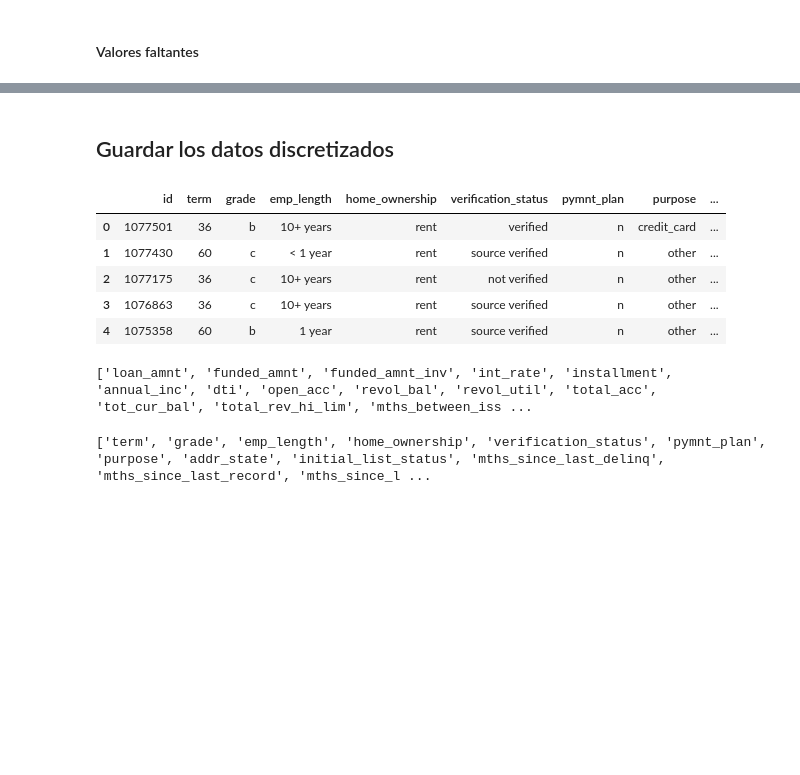
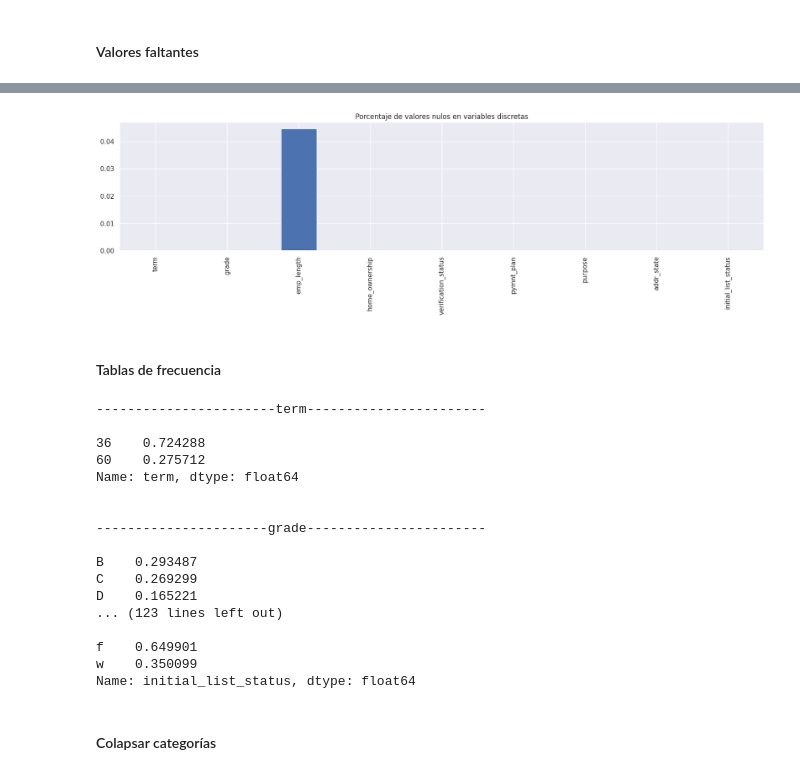
Before and after one commit to alesm99/credit_scoring, a Jupyter notebook: 3_Discretización.ipynb, the cells around one changed output, grey strips where cells are left out. Drawn from its saved outputs; the diff is of its cells as text; code cells hidden in the pictures; blank space fills up the shorter version.

```diff
--- a/3_Discretización.ipynb
+++ b/3_Discretización.ipynb
@@ -128,5 +125,6 @@ ks
 # %%
 # variables con ks menor a .1, no las afecta la imputacion
 varc=ks['variable'][ks['ks']<.1].tolist()
-# variables con ks mayor a .1, las vamos a discretizar
-vard.extend(ks['variable'][ks['ks']>.1].tolist())
+
+# variables con ks mayor a .1, las vamos a discretizar por separado
+vard2=ks['variable'][ks['ks']>.1].tolist()
@@ -222,12 +160,0 @@ Name: mths_since_last_major_derog, dtype: float64
-# %% [markdown]
-## Guardar los datos discretizados
-# %%
-muestra=pd.concat([df[um],df[vard],X_disc,df[target]],axis=1)
-muestra.head()
-# %% [output]
-|  | id | term | grade | emp_length | home_ownership | verification_status | pymnt_plan | purpose | ... |
-| 0 | 1077501 | 36 | b | 10+ years | rent | verified | n | credit_card | ... |
-| 1 | 1077430 | 60 | c | < 1 year | rent | source verified | n | other | ... |
-| 2 | 1077175 | 36 | c | 10+ years | rent | not verified | n | other | ... |
-| 3 | 1076863 | 36 | c | 10+ years | rent | source verified | n | other | ... |
-| 4 | 1075358 | 60 | b | 1 year | rent | source verified | n | other | ... |
@@ -236,8 +161,5 @@ muestra.to_csv('~/datos_discretizados.csv',index=False)
-# %%
-print(varc)
-# %% [output]
-['loan_amnt', 'funded_amnt', 'funded_amnt_inv', 'int_rate', 'installment', 'annual_inc', 'dti', 'open_acc', 'revol_bal', 'revol_util', 'total_acc', 'tot_cur_bal', 'total_rev_hi_lim', 'mths_between_iss ...
-# %%
-print(vard)
-# %% [output]
-['term', 'grade', 'emp_length', 'home_ownership', 'verification_status', 'pymnt_plan', 'purpose', 'addr_state', 'initial_list_status', 'mths_since_last_delinq', 'mths_since_last_record', 'mths_since_l ...
+# %%
+train[vard].isna().mean().plot(kind='bar',figsize=(20,4),title='Porcentaje de valores nulos en variables discretas')
+plt.show()
+# %% [output]
+[figure, added]
@@ -243,0 +168,27 @@ print(vard)
+# %% [markdown]
+#### Tablas de frecuencia
+# %%
+for var in vard:
+    print(var.center(50,'-'),'\n')
+    print(train[var].value_counts(normalize=True))
+    print('\n')
+# %% [output]
+-----------------------term-----------------------
+
+36    0.724288
+60    0.275712
+Name: term, dtype: float64
+
+
+----------------------grade-----------------------
+
+B    0.293487
+C    0.269299
+D    0.165221
+... (123 lines left out)
+
+f    0.649901
+w    0.350099
+Name: initial_list_status, dtype: float64
+# %% [markdown]
+#### Colapsar categorías
```
Also changed, not shown: parts of 61 cells of this notebook.
